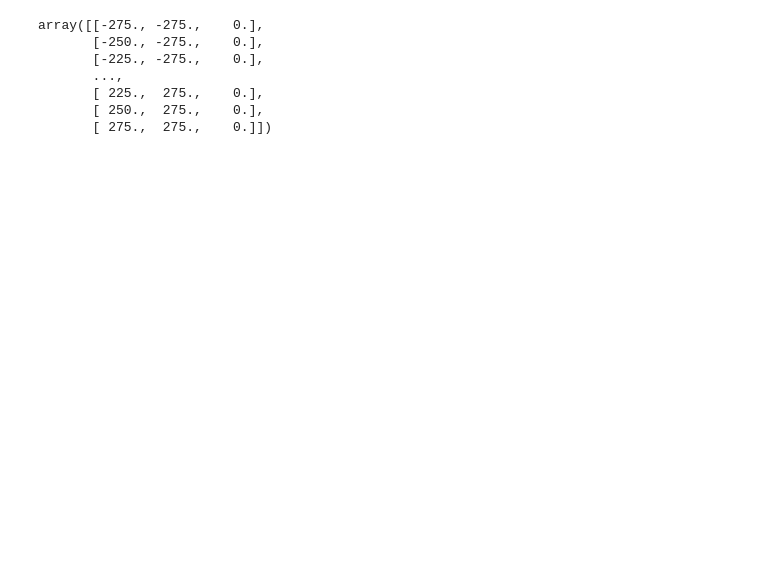
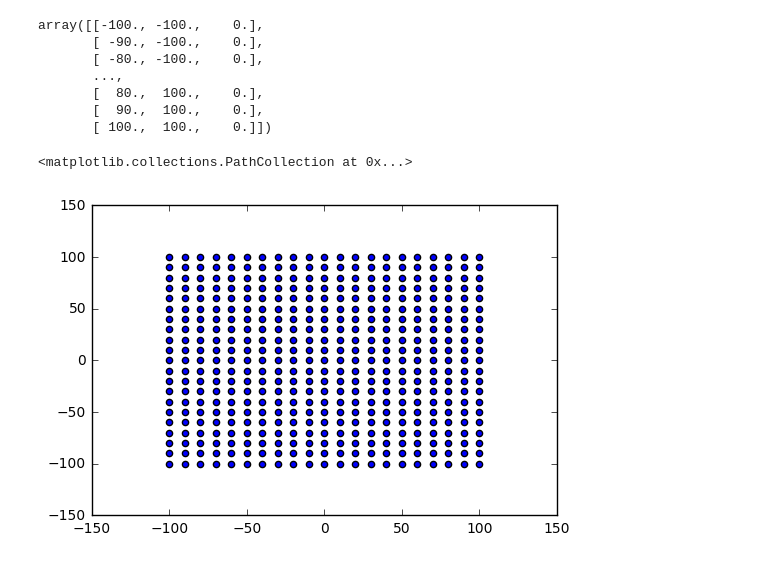
Before and after one commit to geoscixyz/em_examples, a Jupyter notebook: notebooks/geophysical_surveys/MT_Survey/MT_survey.ipynb, the cells around one changed output. Saved outputs shown, nothing was run; the diff lists cells and outputs as text; code cells hidden in the pictures; blank space fills up the shorter version.

```diff
--- a/notebooks/geophysical_surveys/MT_Survey/MT_survey.ipynb
+++ b/notebooks/geophysical_surveys/MT_Survey/MT_survey.ipynb
@@ -145,17 +107,22 @@ print 500./np.sqrt(freqs*sig_back)
 # %%
 # Make the rxLocations file
-x,y,z = np.meshgrid(np.arange(-275,276,25),np.arange(-275,276,25),[0.])
+x,y,z = np.meshgrid(np.arange(-100,101,10),np.arange(-100,101,10),[0.])
 locs = np.hstack((x.reshape(-1,1),y.reshape(-1,1),z.reshape(-1,1)))
 # %%
 locs
 # %% [output]
-array([[-275., -275.,    0.],
-       [-250., -275.,    0.],
-       [-225., -275.,    0.],
+array([[-100., -100.,    0.],
+       [ -90., -100.,    0.],
+       [ -80., -100.,    0.],
        ...,
-       [ 225.,  275.,    0.],
-       [ 250.,  275.,    0.],
-       [ 275.,  275.,    0.]])
+       [  80.,  100.,    0.],
+       [  90.,  100.,    0.],
+       [ 100.,  100.,    0.]])
+# %%
+plt.scatter(locs[:,0],locs[:,1])
+# %% [output]
+<matplotlib.collections.PathCollection at 0x...>
+[figure, added]
 # %%
 rxList = []
 for rx_orientation in ['xx', 'xy', 'yx', 'yy']:
```
Also changed, not shown: parts of 17 cells of this notebook, 1 other file.
